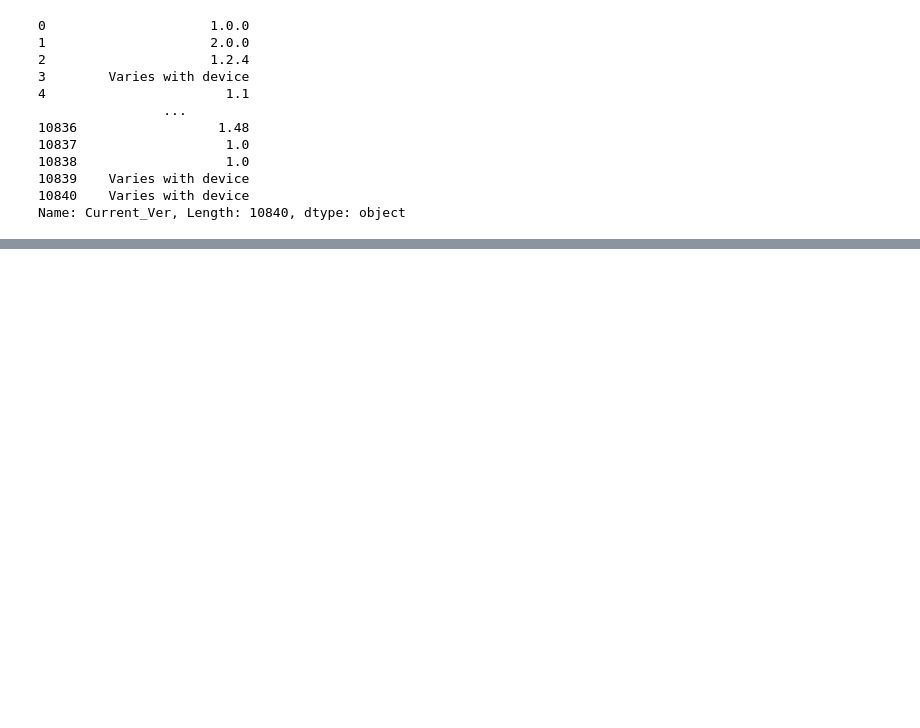
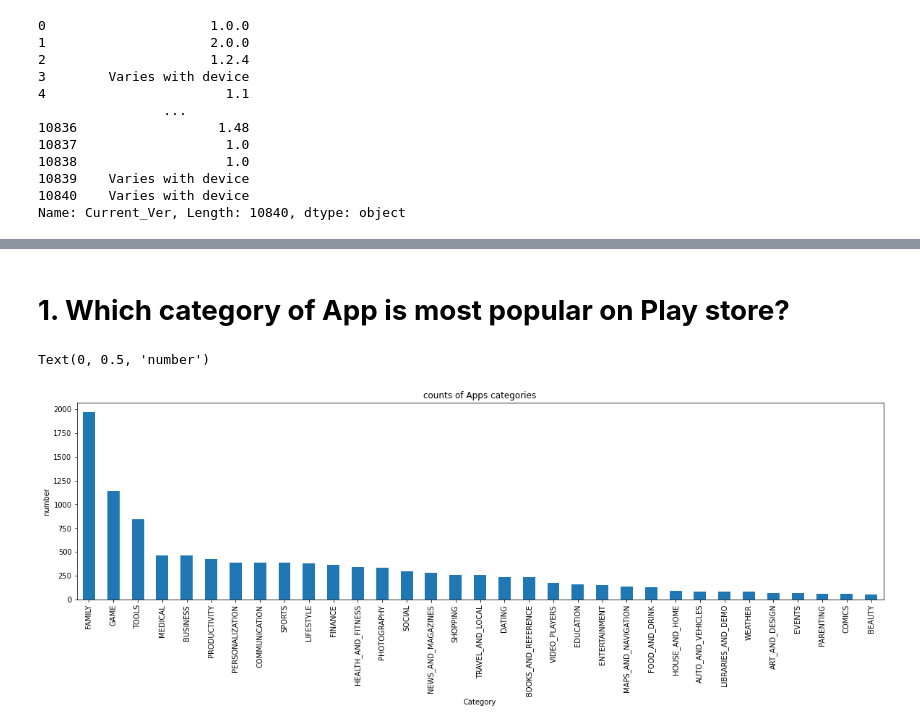
Before and after one commit to preetikhullbe/play-store-app-review, a Jupyter notebook: Preeti_Playstore_Review_EDA_project.ipynb, the cells around one changed output, grey strips where cells are left out. Drawn from its saved outputs; the diff is of its cells as text; code cells hidden in the pictures; blank space fills up the shorter version.

```diff
--- a/Preeti_Playstore_Review_EDA_project.ipynb
+++ b/Preeti_Playstore_Review_EDA_project.ipynb
@@ -693,0 +794,11 @@ playstore_df['Size'] =playstore_df['Size'].astype(float)
+# %% [markdown]
+# **1. Which category of App is most popular on Play store?**
+# %%
+#ploting a bar graph for finding which category has highest count of apps
+category_bar=playstore_df['Category'].value_counts().plot.bar(figsize=(20,5))
+category_bar.set_title('counts of Apps categories')
+category_bar.set_xlabel('Category')
+category_bar.set_ylabel('number')
+# %% [output]
+Text(0, 0.5, 'number')
+[figure, added]
```
Also changed, not shown: parts of 58 cells of this notebook.
